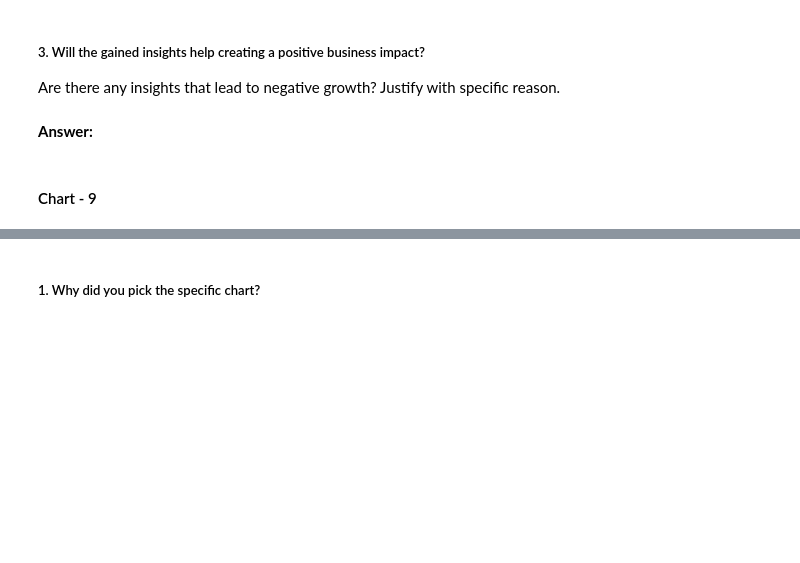
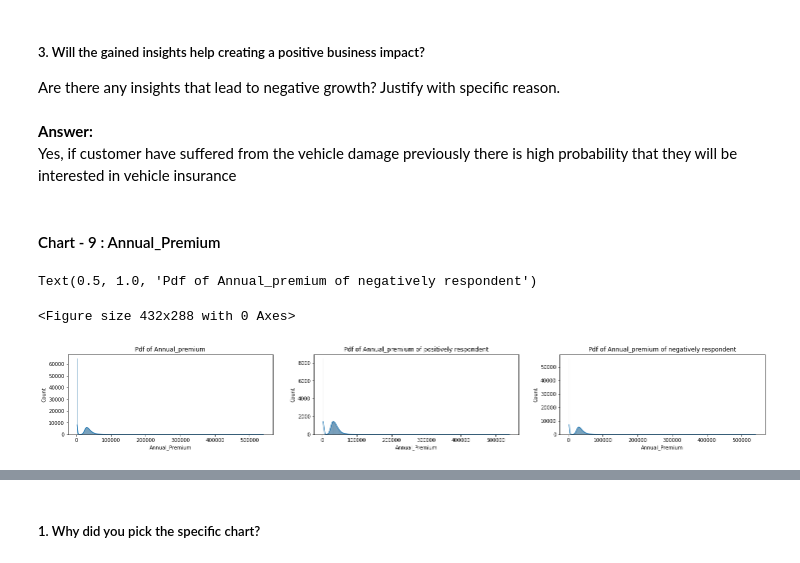
Before and after one commit to ad709kr/Health-insurance-cross-sell-prediction, a Jupyter notebook: Heath_Insurance_cross_sell_prediction.ipynb, the cells around one changed output, grey strips where cells are left out. Drawn from its saved outputs; the diff is of its cells as text; code cells hidden in the pictures; blank space fills up the shorter version.

```diff
--- a/Heath_Insurance_cross_sell_prediction.ipynb
+++ b/Heath_Insurance_cross_sell_prediction.ipynb
@@ -569,8 +617,8 @@ Are there any insights that lead to negative growth? Justify with specific reaso
 # %% [markdown]
 ##### 3. Will the gained insights help creating a positive business impact?
 Are there any insights that lead to negative growth? Justify with specific reason.
-# %% [markdown]
-**Answer:**
-<br>
+# %% [markdown]
+**Answer:**
+<br> Yes, if customer have suffered from the vehicle damage previously there is high probability that they will be interested in vehicle insurance
 # %% [markdown]
-#### Chart - 9
+#### Chart - 9 : Annual_Premium
@@ -578,0 +625,22 @@ Are there any insights that lead to negative growth? Justify with specific reaso
+# %%
+# Chart - 9 visualization code
+data_yes = data[data['Response']==1]
+data_no = data[data['Response']==0]
+
+plt.figure(1)
+plt.figure(figsize=(25,10))
+plt.subplot(331)
+sns.histplot(x = data['Annual_Premium'],kde =True, stat='count',palette='tab10')
+plt.title('Pdf of Annual_premium')
+
+plt.subplot(332)
+sns.histplot(x = data_yes['Annual_Premium'],kde =True, stat='count',palette='tab10')
+plt.title('Pdf of Annual_premium of positively respondent')
+
+plt.subplot(333)
+sns.histplot(x = data_no['Annual_Premium'],kde =True, stat='count',palette='tab10')
+plt.title('Pdf of Annual_premium of negatively respondent')
+# %% [output]
+Text(0.5, 1.0, 'Pdf of Annual_premium of negatively respondent')
+<Figure size 432x288 with 0 Axes>
+[figure, added]
```
Also changed, not shown: parts of 35 cells of this notebook.
